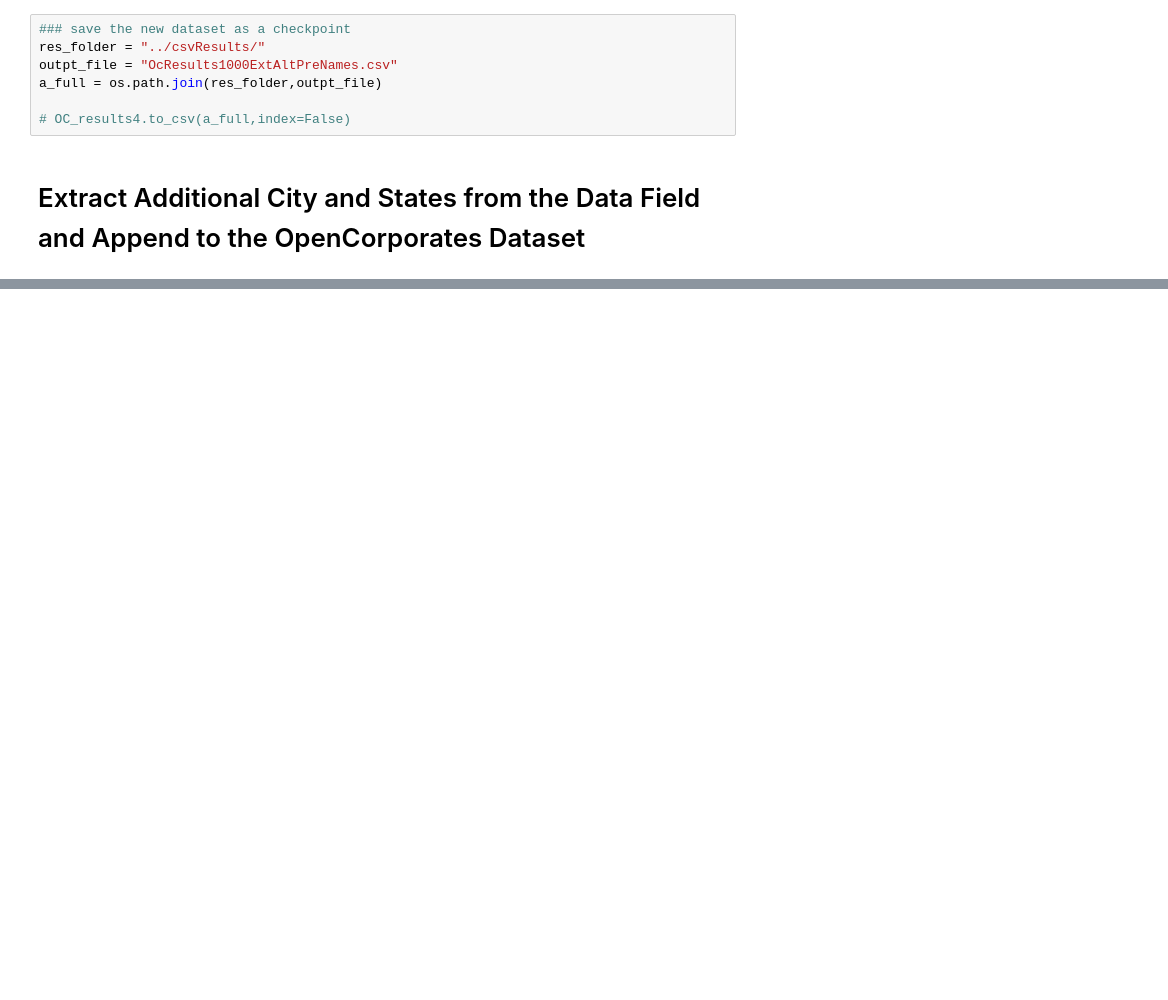
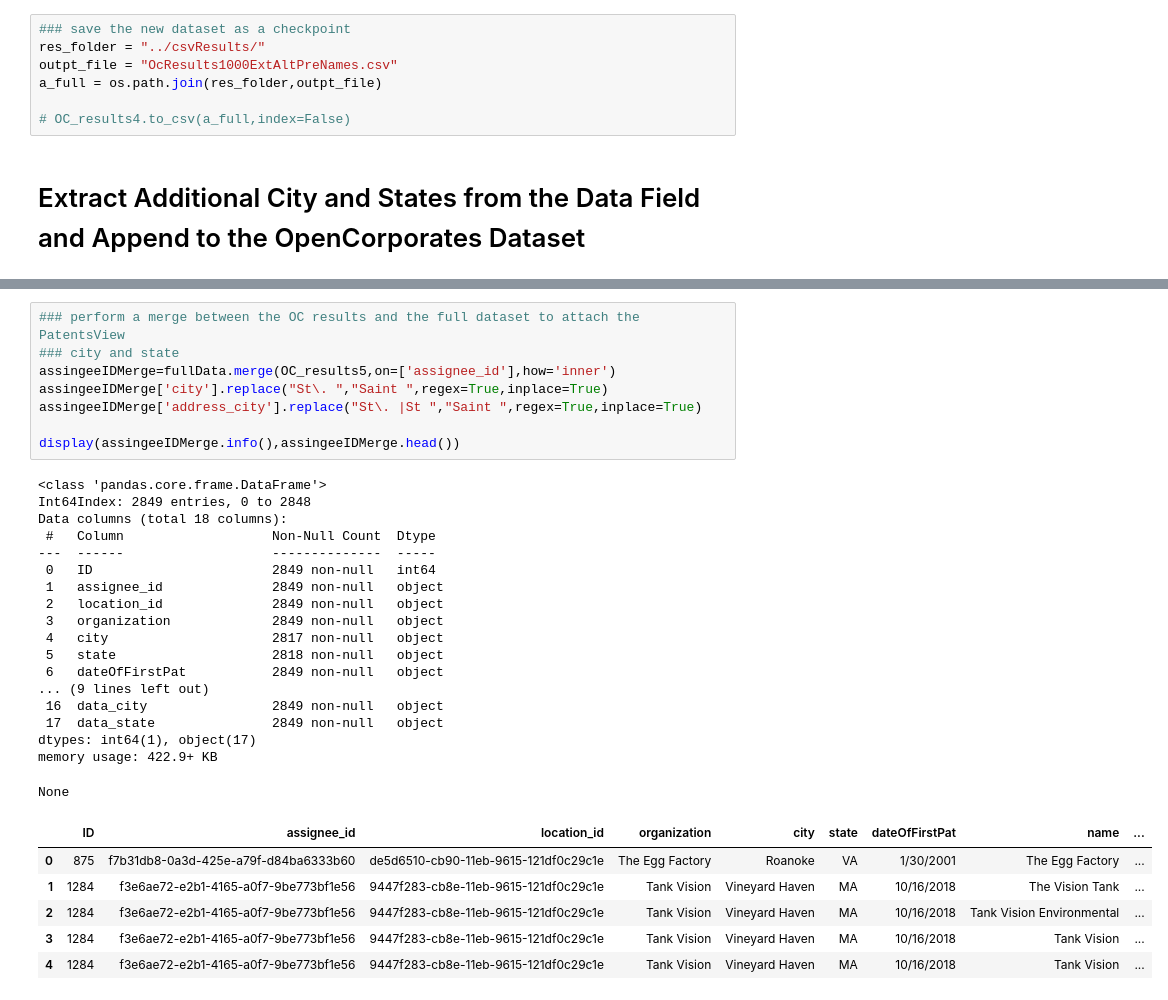
Before and after one commit to jc2568/PatentsView_OC, a Jupyter notebook: Prepare OpenCorporates Data with No States.ipynb, the cells around one changed output, grey strips where cells are left out. Cells and saved outputs as stored; diff of their text form; blank space fills up the shorter version.

```diff
--- a/Prepare OpenCorporates Data with No States.ipynb
+++ b/Prepare OpenCorporates Data with No States.ipynb
@@ -899,0 +1125,33 @@ mergeFullWithNoStates2.to_csv("../csvResults/mergedPVOCNoStates.csv",index=False
+# %%
+### perform a merge between the OC results and the full dataset to attach the PatentsView
+### city and state
+assingeeIDMerge=fullData.merge(OC_results5,on=['assignee_id'],how='inner')
+assingeeIDMerge['city'].replace("St\. ","Saint ",regex=True,inplace=True)
+assingeeIDMerge['address_city'].replace("St\. |St ","Saint ",regex=True,inplace=True)
+
+display(assingeeIDMerge.info(),assingeeIDMerge.head())
+# %% [output]
+<class 'pandas.core.frame.DataFrame'>
+Int64Index: 2849 entries, 0 to 2848
+Data columns (total 18 columns):
+ #   Column                   Non-Null Count  Dtype
+---  ------                   --------------  -----
+ 0   ID                       2849 non-null   int64
+ 1   assignee_id              2849 non-null   object
+ 2   location_id              2849 non-null   object
+ 3   organization             2849 non-null   object
+ 4   city                     2817 non-null   object
+ 5   state                    2818 non-null   object
+ 6   dateOfFirstPat           2849 non-null   object
+... (9 lines left out)
+ 16  data_city                2849 non-null   object
+ 17  data_state               2849 non-null   object
+dtypes: int64(1), object(17)
+memory usage: 422.9+ KB
+None
+|  | ID | assignee_id | location_id | organization | city | state | dateOfFirstPat | name | ... |
+| 0 | 875 | f7b31db8-0a3d-425e-a79f-d84ba6333b60 | de5d6510-cb90-11eb-9615-121df0c29c1e | The Egg Factory | Roanoke | VA | 1/30/2001 | The Egg Factory | ... |
+| 1 | 1284 | f3e6ae72-e2b1-4165-a0f7-9be773bf1e56 | 9447f283-cb8e-11eb-9615-121df0c29c1e | Tank Vision | Vineyard Haven | MA | 10/16/2018 | The Vision Tank | ... |
+| 2 | 1284 | f3e6ae72-e2b1-4165-a0f7-9be773bf1e56 | 9447f283-cb8e-11eb-9615-121df0c29c1e | Tank Vision | Vineyard Haven | MA | 10/16/2018 | Tank Vision Environmental | ... |
+| 3 | 1284 | f3e6ae72-e2b1-4165-a0f7-9be773bf1e56 | 9447f283-cb8e-11eb-9615-121df0c29c1e | Tank Vision | Vineyard Haven | MA | 10/16/2018 | Tank Vision | ... |
+| 4 | 1284 | f3e6ae72-e2b1-4165-a0f7-9be773bf1e56 | 9447f283-cb8e-11eb-9615-121df0c29c1e | Tank Vision | Vineyard Haven | MA | 10/16/2018 | Tank Vision | ... |
```
Also changed, not shown: parts of 56 cells of this notebook.
